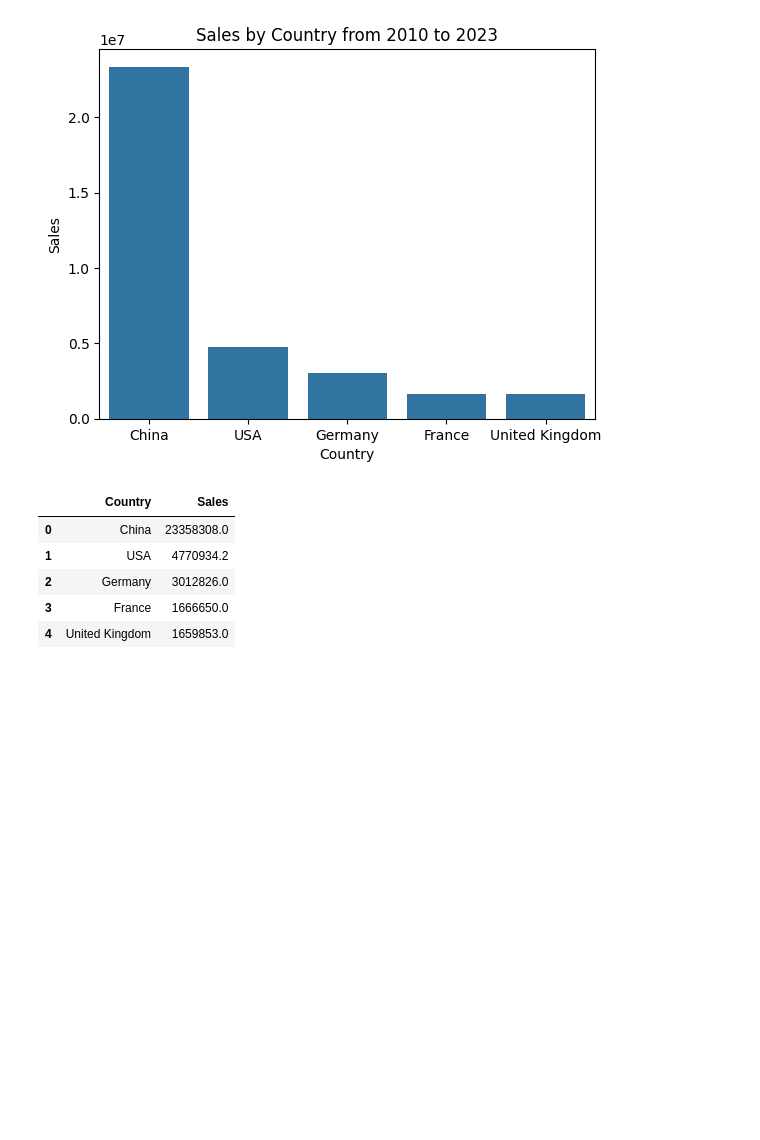
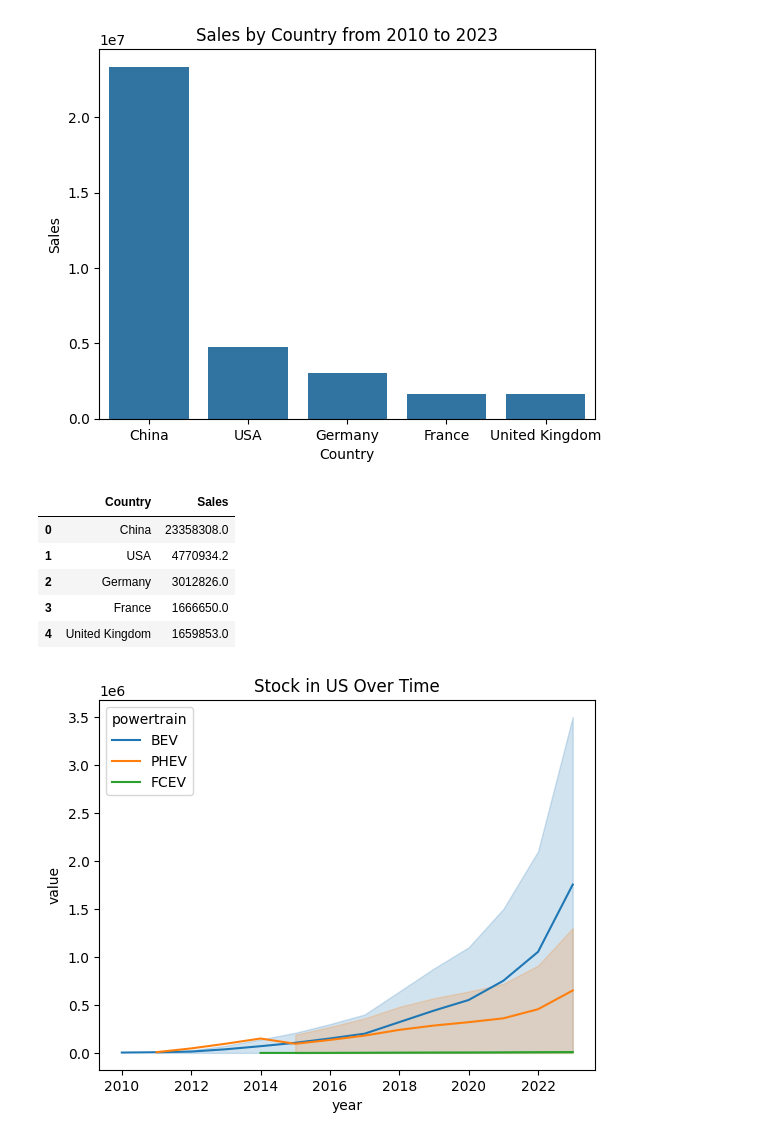
Before and after one commit to build-summer-2024/async-teal-kenny-final-project, a Jupyter notebook: final_project.ipynb, the cells around one changed output. Drawn from its saved outputs; the diff is of its cells as text; code cells hidden in the pictures; blank space fills up the shorter version.

```diff
--- a/final_project.ipynb
+++ b/final_project.ipynb
@@ -107,6 +107,13 @@ top_5_countries
 # %%
 # 5. How has the stock changed in the US over time?
 sort_by_historical_stock = df[df.category == "Historical"][df.parameter == "EV stock"]
+stock_in_US = sort_by_historical_stock[sort_by_historical_stock.region == "USA"]
+seaborn.lineplot(data=stock_in_US,x="year",y="value",hue="powertrain")
+plt.title("Stock in US Over Time")
+plt.savefig("Visualizations/Question 5 Visualization.png")
+plt.show()
+# %% [output]
+[figure, added]
 # %%
 # 6. How has the stock share changed in the World over time?
 # %%
```
Also changed, not shown: 1 other file.
